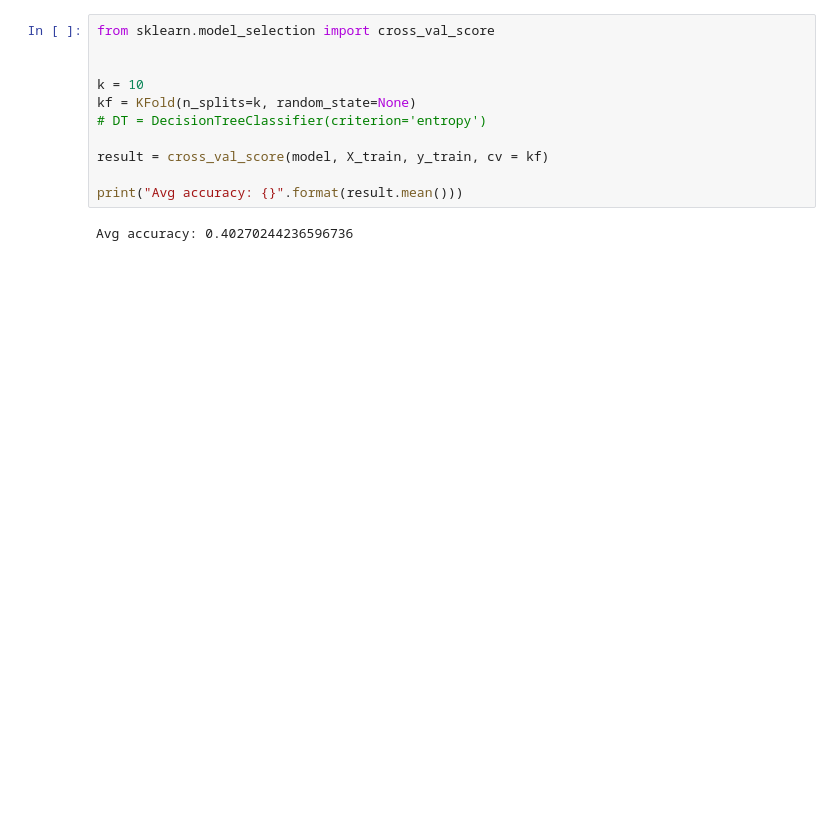
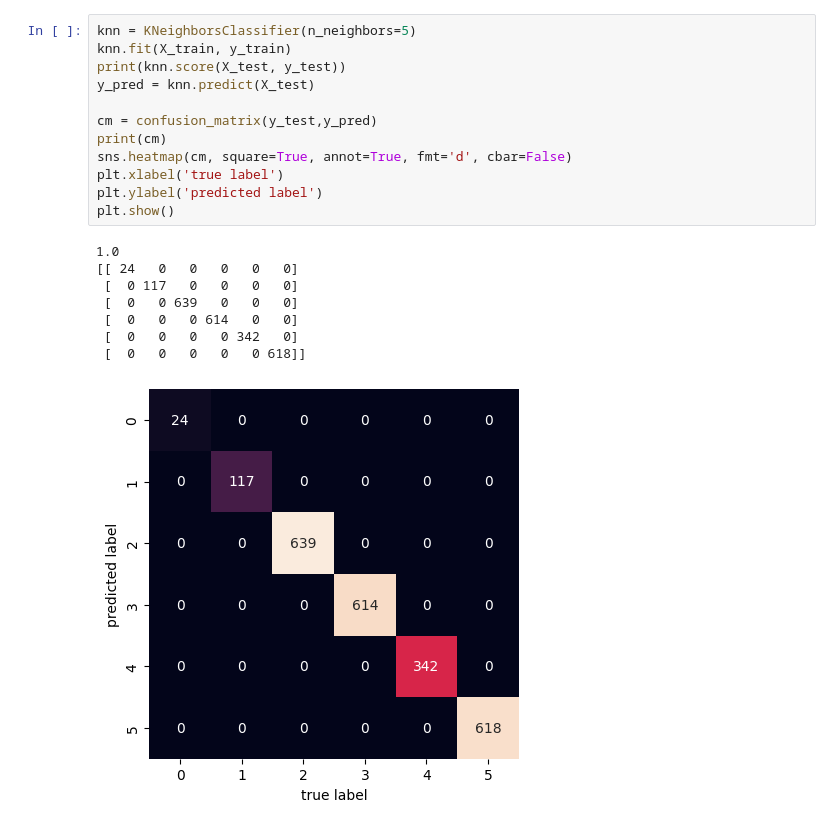
Before and after one commit to cbarbes1/COSC311, a Jupyter notebook: Project2/Project2.ipynb, the cells around one changed output. Cells and saved outputs as stored; diff of their text form; blank space fills up the shorter version.

```diff
--- a/Project2/Project2.ipynb
+++ b/Project2/Project2.ipynb
@@ -226,13 +386,21 @@ RMSE is  1.0044122600827918
-# %%
-from sklearn.model_selection import cross_val_score
-
-
-k = 10
-kf = KFold(n_splits=k, random_state=None)
-# DT = DecisionTreeClassifier(criterion='entropy')
-
-result = cross_val_score(model, X_train, y_train, cv = kf)
-
-print("Avg accuracy: {}".format(result.mean()))
-# %% [output]
-Avg accuracy: 0.40270244236596736
+# %%
+knn = KNeighborsClassifier(n_neighbors=5)
+knn.fit(X_train, y_train)
+print(knn.score(X_test, y_test))
+y_pred = knn.predict(X_test)
+
+cm = confusion_matrix(y_test,y_pred)
+print(cm)
+sns.heatmap(cm, square=True, annot=True, fmt='d', cbar=False)
+plt.xlabel('true label')
+plt.ylabel('predicted label')
+plt.show()
+# %% [output]
+1.0
+[[ 24   0   0   0   0   0]
+ [  0 117   0   0   0   0]
+ [  0   0 639   0   0   0]
+ [  0   0   0 614   0   0]
+ [  0   0   0   0 342   0]
+ [  0   0   0   0   0 618]]
+[figure, added]
```
Also changed, not shown: parts of 22 cells of this notebook, 1 other file.
